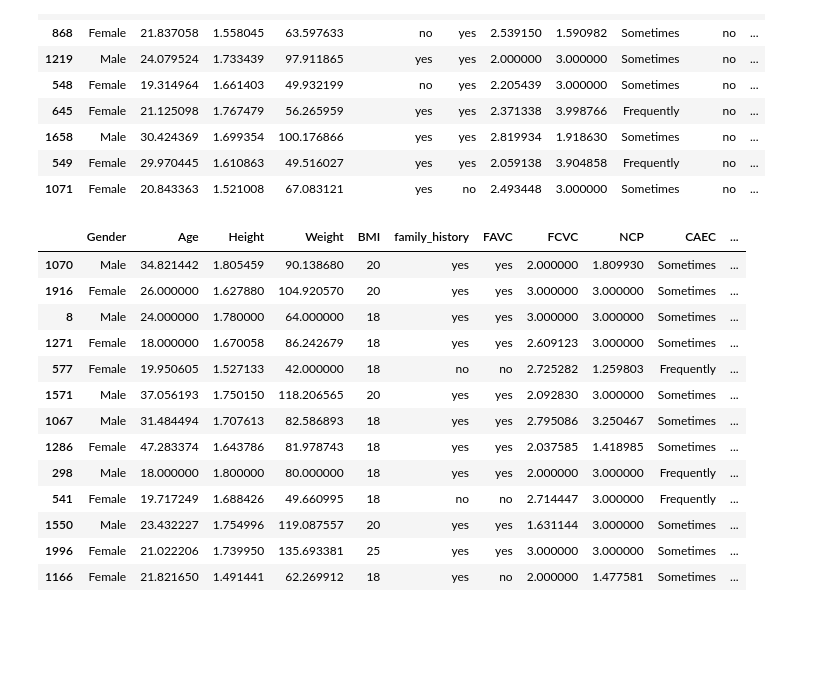
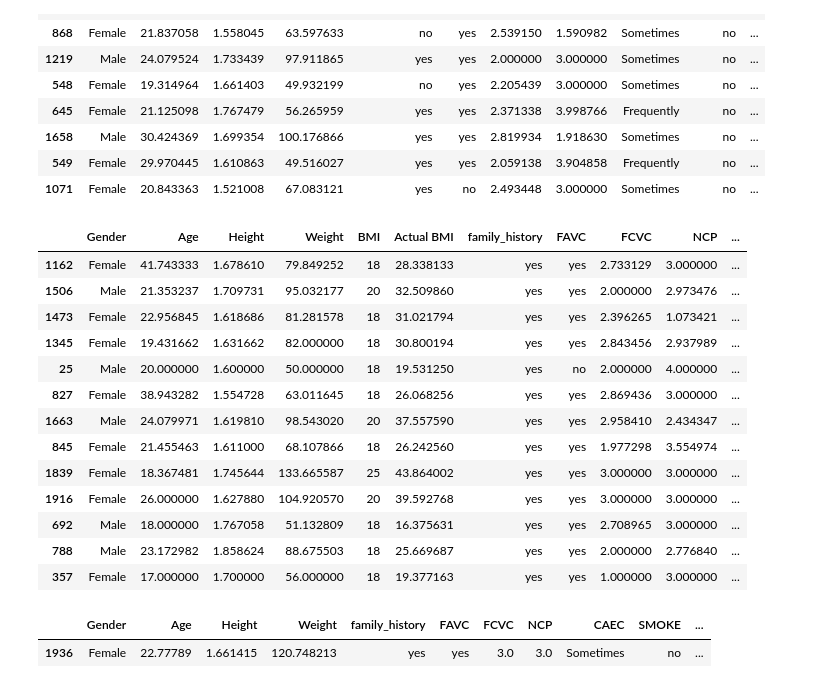
Before and after one commit to Aakashraz/data-science, a Jupyter notebook: learn-pandas.ipynb, the cells around one changed output. Saved outputs shown, nothing was run; the diff lists cells and outputs as text; code cells hidden in the pictures; blank space fills up the shorter version.

```diff
--- a/learn-pandas.ipynb
+++ b/learn-pandas.ipynb
@@ -170,19 +170,26 @@ df3.sample(12)
 # %%
 df4 = obesity_data.copy()
 df4.insert(4, "BMI", df4["Weight"].apply(lambda x: 18 if x<90 else(20 if x<120 else 25)))
+df4.insert(5, 'Actual BMI', df4['Weight']/df4['Height']**2)
 df4.sample(13)
 # %% [output]
-|  | Gender | Age | Height | Weight | BMI | family_history | FAVC | FCVC | NCP | CAEC | ... |
-| 1070 | Male | 34.821442 | 1.805459 | 90.138680 | 20 | yes | yes | 2.000000 | 1.809930 | Sometimes | ... |
-| 1916 | Female | 26.000000 | 1.627880 | 104.920570 | 20 | yes | yes | 3.000000 | 3.000000 | Sometimes | ... |
-| 8 | Male | 24.000000 | 1.780000 | 64.000000 | 18 | yes | yes | 3.000000 | 3.000000 | Sometimes | ... |
-| 1271 | Female | 18.000000 | 1.670058 | 86.242679 | 18 | yes | yes | 2.609123 | 3.000000 | Sometimes | ... |
-| 577 | Female | 19.950605 | 1.527133 | 42.000000 | 18 | no | no | 2.725282 | 1.259803 | Frequently | ... |
-| 1571 | Male | 37.056193 | 1.750150 | 118.206565 | 20 | yes | yes | 2.092830 | 3.000000 | Sometimes | ... |
-| 1067 | Male | 31.484494 | 1.707613 | 82.586893 | 18 | yes | yes | 2.795086 | 3.250467 | Sometimes | ... |
-| 1286 | Female | 47.283374 | 1.643786 | 81.978743 | 18 | yes | yes | 2.037585 | 1.418985 | Sometimes | ... |
-| 298 | Male | 18.000000 | 1.800000 | 80.000000 | 18 | yes | yes | 2.000000 | 3.000000 | Frequently | ... |
-| 541 | Female | 19.717249 | 1.688426 | 49.660995 | 18 | no | no | 2.714447 | 3.000000 | Frequently | ... |
-| 1550 | Male | 23.432227 | 1.754996 | 119.087557 | 20 | yes | yes | 1.631144 | 3.000000 | Sometimes | ... |
-| 1996 | Female | 21.022206 | 1.739950 | 135.693381 | 25 | yes | yes | 3.000000 | 3.000000 | Sometimes | ... |
-| 1166 | Female | 21.821650 | 1.491441 | 62.269912 | 18 | yes | no | 2.000000 | 1.477581 | Sometimes | ... |
+|  | Gender | Age | Height | Weight | BMI | Actual BMI | family_history | FAVC | FCVC | NCP | ... |
+| 1162 | Female | 41.743333 | 1.678610 | 79.849252 | 18 | 28.338133 | yes | yes | 2.733129 | 3.000000 | ... |
+| 1506 | Male | 21.353237 | 1.709731 | 95.032177 | 20 | 32.509860 | yes | yes | 2.000000 | 2.973476 | ... |
+| 1473 | Female | 22.956845 | 1.618686 | 81.281578 | 18 | 31.021794 | yes | yes | 2.396265 | 1.073421 | ... |
+| 1345 | Female | 19.431662 | 1.631662 | 82.000000 | 18 | 30.800194 | yes | yes | 2.843456 | 2.937989 | ... |
+| 25 | Male | 20.000000 | 1.600000 | 50.000000 | 18 | 19.531250 | yes | no | 2.000000 | 4.000000 | ... |
+| 827 | Female | 38.943282 | 1.554728 | 63.011645 | 18 | 26.068256 | yes | yes | 2.869436 | 3.000000 | ... |
+| 1663 | Male | 24.079971 | 1.619810 | 98.543020 | 20 | 37.557590 | yes | yes | 2.958410 | 2.434347 | ... |
+| 845 | Female | 21.455463 | 1.611000 | 68.107866 | 18 | 26.242560 | yes | yes | 1.977298 | 3.554974 | ... |
+| 1839 | Female | 18.367481 | 1.745644 | 133.665587 | 25 | 43.864002 | yes | yes | 3.000000 | 3.000000 | ... |
+| 1916 | Female | 26.000000 | 1.627880 | 104.920570 | 20 | 39.592768 | yes | yes | 3.000000 | 3.000000 | ... |
+| 692 | Male | 18.000000 | 1.767058 | 51.132809 | 18 | 16.375631 | yes | yes | 2.708965 | 3.000000 | ... |
+| 788 | Male | 23.172982 | 1.858624 | 88.675503 | 18 | 25.669687 | yes | yes | 2.000000 | 2.776840 | ... |
+| 357 | Female | 17.000000 | 1.700000 | 56.000000 | 18 | 19.377163 | yes | yes | 1.000000 | 3.000000 | ... |
+# %%
+del_df4 = df4.drop(columns=['BMI','Actual BMI'])
+del_df4.sample()
+# %% [output]
+|  | Gender | Age | Height | Weight | family_history | FAVC | FCVC | NCP | CAEC | SMOKE | ... |
+| 1936 | Female | 22.77789 | 1.661415 | 120.748213 | yes | yes | 3.0 | 3.0 | Sometimes | no | ... |
```
Also changed, not shown: parts of 5 cells of this notebook.
